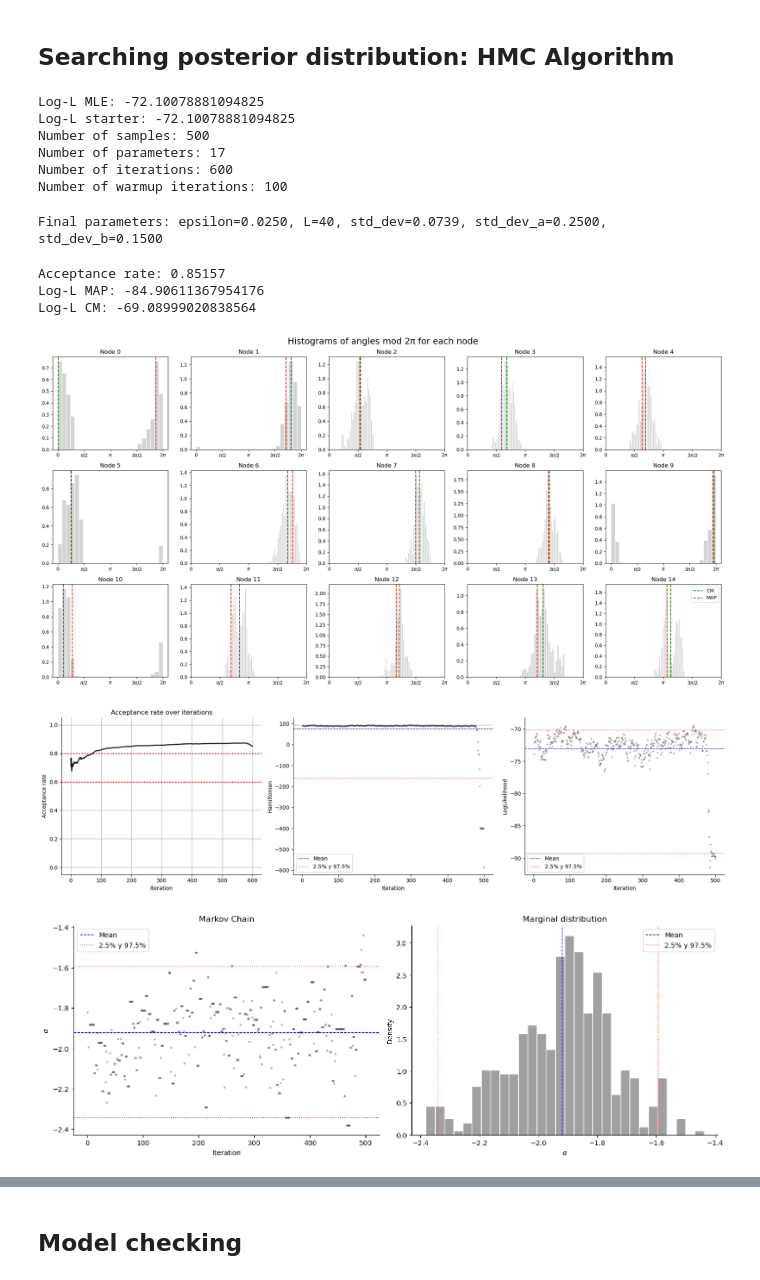
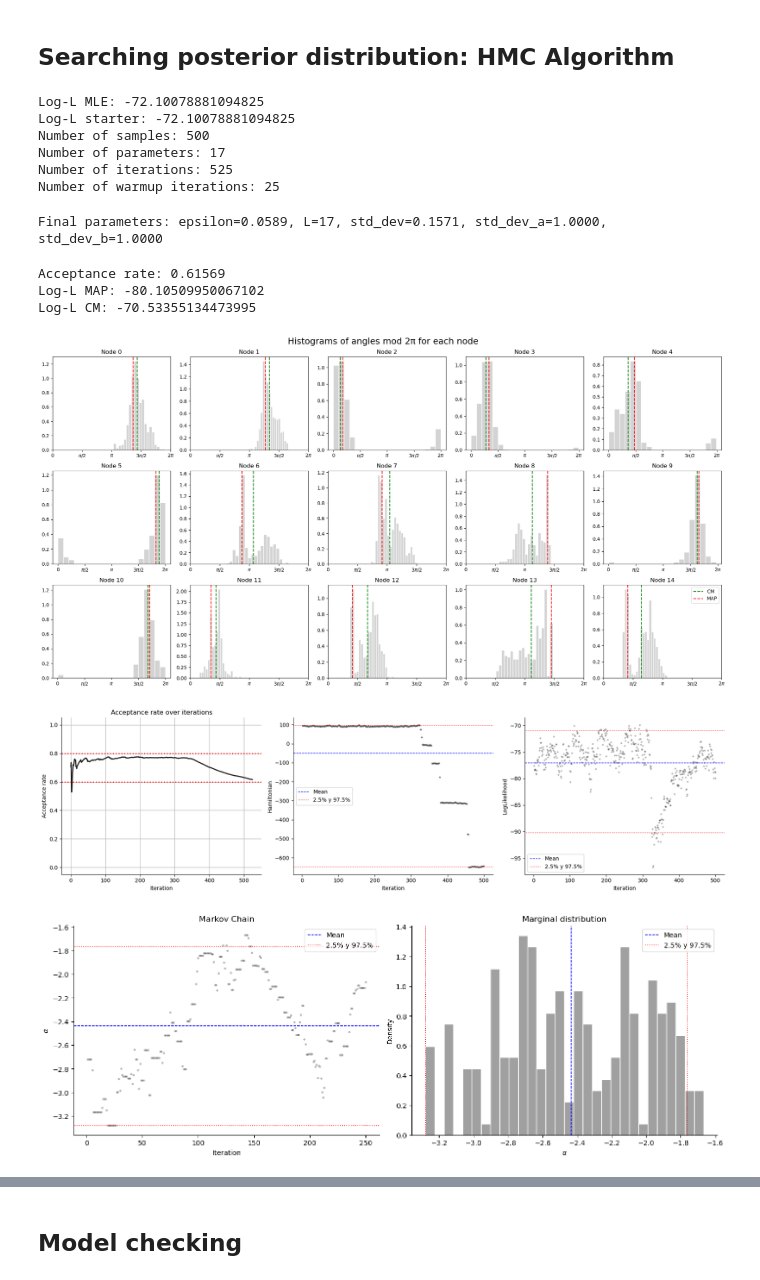
Before and after one commit to cnosa/LatentSpaces_Network_Manifold, a Jupyter notebook: RobustExample/LSMN_Geodesic_2D.ipynb, the cells around one changed output, grey strips where cells are left out. Cells and saved outputs as stored; diff of their text form; code cells hidden in the pictures.

```diff
--- a/RobustExample/LSMN_Geodesic_2D.ipynb
+++ b/RobustExample/LSMN_Geodesic_2D.ipynb
@@ -111,16 +113,15 @@ b_init = b_ML
 print("Log-L MLE:", loglikelihood(G,Z_ML,a_ML,b_ML))
 print("Log-L starter:", loglikelihood(G,Z_init,a_init,b_init))
 
-samples_Z, samples_a, samples_b, Hp, LogLp, acep_rate_history = ghmc(G, Z_init, a_init, b_init, number_of_samples)
+samples_Z, samples_a, samples_b, Hp, LogLp, acep_rate_history = ghmc(G, Z_init, a_init, b_init, number_of_samples, epsilon_init=0.075,
+                                                                     std_dev_init=0.2, std_dev_init_a = 1.0, std_dev_init_b = 1.0,
+                                                                     percentage_warmup=0.05)
 samples_Z = [compute_starS1(samples_Z[i],Z_ML) for i in range(len(samples_Z))]
 samples_Z = np.array(samples_Z)
 # Estimators
 ## CM
-
 from scipy.stats import circmean
-
 angles_CM = circmean(np.arctan2(samples_Z[:, :, 1], samples_Z[:, :, 0]), high=2*np.pi, low=0,axis=0)
-
 Z_CM =  np.stack((np.cos(angles_CM), np.sin(angles_CM)), axis=1)
 a_CM = np.mean(samples_a, axis=0)
 b_CM = np.mean(samples_b, axis=0)
@@ -137,42 +138,42 @@ Log-L MLE: -72.10078881094825
 Log-L starter: -72.10078881094825
 Number of samples: 500
 Number of parameters: 17
-Number of iterations: 600
-Number of warmup iterations: 100
+Number of iterations: 525
+Number of warmup iterations: 25
-Final parameters: epsilon=0.0250, L=40, std_dev=0.0739, std_dev_a=0.2500, std_dev_b=0.1500
+Final parameters: epsilon=0.0589, L=17, std_dev=0.1571, std_dev_a=1.0000, std_dev_b=1.0000
-Acceptance rate: 0.85157
-Log-L MAP: -84.90611367954176
-Log-L CM: -69.08999020838564
+Acceptance rate: 0.61569
+Log-L MAP: -80.10509950067102
+Log-L CM: -70.53355134473995
 # %%
 fig, axes = plt.subplots(3, 5, figsize=(20, 10))
 axes = axes.flatten()
 
 for i in range(n):
     ax = axes[i]
     # Ángulo polar mod 2π
     angles = np.mod(np.arctan2(samples_Z[:, i, 1], samples_Z[:, i, 0]), 2*np.pi)
 
-    ax.hist(angles, bins=25, color='lightgray', edgecolor='white', density=True)
+    ax.hist(angles, bins=20, color='lightgray', edgecolor='white', density=True)
     ax.axvline(np.mod(np.arctan2(Z_CM[i, 1], Z_CM[i, 0]), 2*np.pi), color='green', linestyle='dashed', linewidth=1.6)
     ax.axvline(np.mod(np.arctan2(Z_MAP[i, 1], Z_MAP[i, 0]), 2*np.pi), color='red', linestyle='dashed', linewidth=1.6)
     ax.set_title(f'Node {i}')
     ax.set_xticks([0, np.pi/2, np.pi , 3*np.pi/2, 2*np.pi])
     ax.set_xticklabels(['0', r'$\pi/2$', r'$\pi$', r'$3\pi/2$',r'$2\pi$'])
     ax.grid(False)
 plt.legend(['CM','MAP'], loc='upper right')
 plt.tight_layout()
 plt.suptitle("Histograms of angles mod 2π for each node", y=1.02, fontsize=18)
 plt.show()
 # %% [output]
-[figure, old version]
+[figure, new version]
 # %%
 plot_diagnostics(Hp,LogLp,acep_rate_history)
 # %% [output]
-[figure, old version]
+[figure, new version]
 # %%
 plot_alpha(samples_a)
 # %% [output]
-[figure, old version]
+[figure, new version]
 # %%
 plot_beta(samples_b)
 # %% [output]
```
Also changed, not shown: parts of 22 cells of this notebook, 28 other files.
